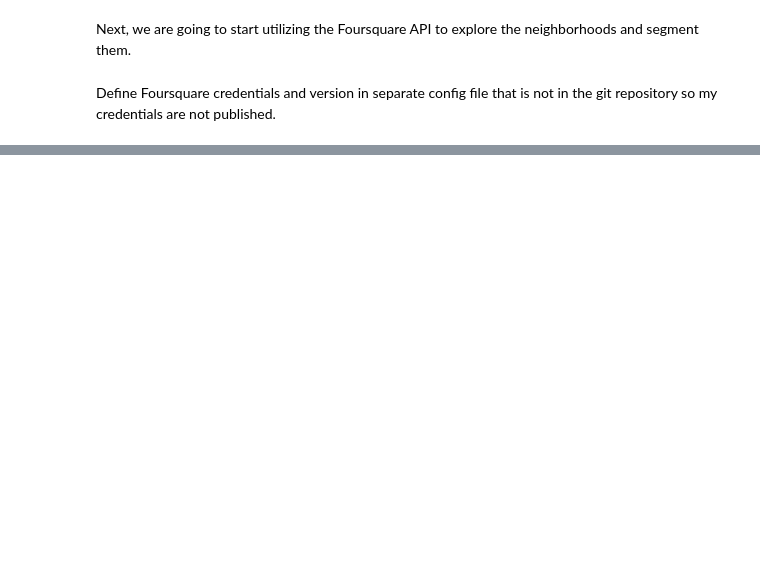
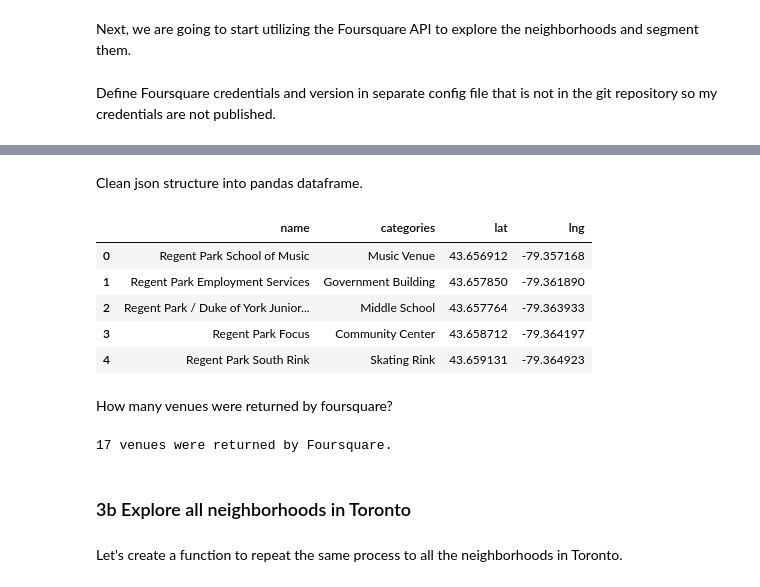
Before and after one commit to jodietrich/Coursera_Capstone, a Jupyter notebook: toronto_segmenting_and_clustering.ipynb, the cells around one changed output, grey strips where cells are left out. Cells and saved outputs as stored; diff of their text form; code cells hidden in the pictures; blank space fills up the shorter version.

```diff
--- a/toronto_segmenting_and_clustering.ipynb
+++ b/toronto_segmenting_and_clustering.ipynb
@@ -170,0 +177,8 @@ import foursquare_config
+# %%
+# type your answer here
+search_query = toronto_df.loc[0, 'Neighbourhood'].split(', ')[0]
+neighborhood_latitude = toronto_df.loc[0, 'Latitude']
+neighborhood_longitude = toronto_df.loc[0, 'Longitude']
+radius = 500
+LIMIT = 100
+url = 'https://api.foursquare.com/v2/venues/search?client_id={}&client_secret={}&ll={},{}&v={}&query={}&radius={}&limit={}'.format(CLIENT_ID, CLIENT_SECRET, neighborhood_latitude, neighborhood_longitude, VERSION, search_query, radius, LIMIT)
@@ -170,0 +187,3 @@ import foursquare_config
+# %%
+results = requests.get(url).json()
+results
@@ -170,0 +208,12 @@ import foursquare_config
+# %%
+# function that extracts the category of the venue
+def get_category_type(row):
+    try:
+        categories_list = row['categories']
+    except:
+        categories_list = row['venue.categories']
+
+    if len(categories_list) == 0:
+        return None
+    else:
+        return categories_list[0]['name']
@@ -170,0 +242,35 @@ import foursquare_config
+# %% [markdown]
+Clean json structure into pandas dataframe.
+# %%
+venues = results['response']['venues']
+
+nearby_venues = json_normalize(venues) # flatten JSON
+
+# filter columns
+filtered_columns = ['name', 'categories', 'location.lat', 'location.lng']
+nearby_venues =nearby_venues.loc[:, filtered_columns]
+
+# filter the category for each row
+nearby_venues['categories'] = nearby_venues.apply(get_category_type, axis=1)
+
+# clean columns
+nearby_venues.columns = [col.split(".")[-1] for col in nearby_venues.columns]
+
+nearby_venues.head()
+# %% [output]
+|  | name | categories | lat | lng |
+| 0 | Regent Park School of Music | Music Venue | 43.656912 | -79.357168 |
+| 1 | Regent Park Employment Services | Government Building | 43.657850 | -79.361890 |
+| 2 | Regent Park / Duke of York Junior... | Middle School | 43.657764 | -79.363933 |
+| 3 | Regent Park Focus | Community Center | 43.658712 | -79.364197 |
+| 4 | Regent Park South Rink | Skating Rink | 43.659131 | -79.364923 |
+# %% [markdown]
+How many venues were returned by foursquare?
+# %%
+print('{} venues were returned by Foursquare.'.format(nearby_venues.shape[0]))
+# %% [output]
+17 venues were returned by Foursquare.
+# %% [markdown]
+### 3b Explore all neighborhoods in Toronto
+# %% [markdown]
+Let's create a function to repeat the same process to all the neighborhoods in Toronto.
```
Also changed, not shown: parts of 15 cells of this notebook.
